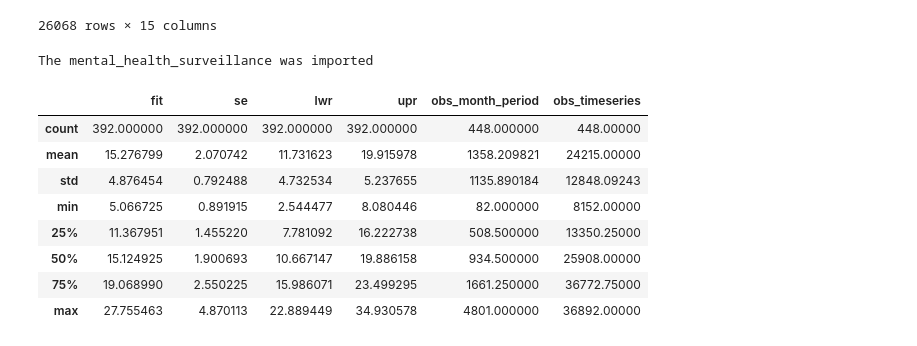
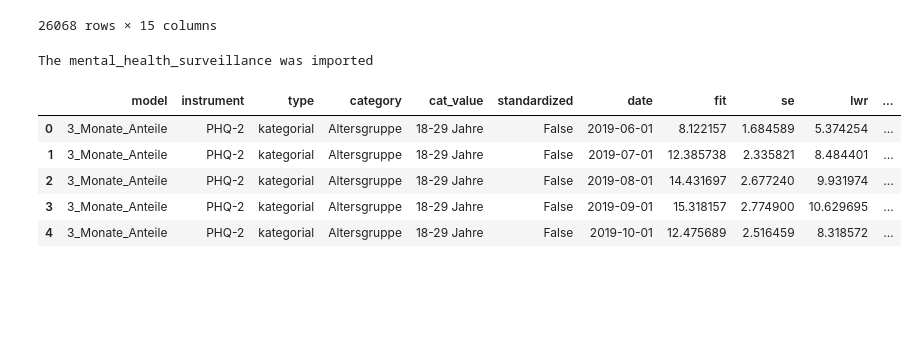
Before and after one commit to marie-nitze/capstone-mental_health, a Jupyter notebook: capstone matti.ipynb, the cells around one changed output. Cells and saved outputs as stored; diff of their text form; code cells hidden in the pictures; blank space fills up the shorter version.

```diff
--- a/capstone matti.ipynb
+++ b/capstone matti.ipynb
@@ -64,14 +124,11 @@ if engine!=None:
 The mental_health_surveillance was imported
 # %%
 df_depression=pd.read_sql_query(sql= f"SELECT * FROM {schema}.mental_health_surveillance mhs WHERE model ='3_Monate_Anteile' AND instrument = 'PHQ-2' AND category = 'Altersgruppe';", con=engine)
-df_depression.describe()
+df_depression.head()
 # %% [output]
-|  | fit | se | lwr | upr | obs_month_period | obs_timeseries |
-| count | 392.000000 | 392.000000 | 392.000000 | 392.000000 | 448.000000 | 448.00000 |
-| mean | 15.276799 | 2.070742 | 11.731623 | 19.915978 | 1358.209821 | 24215.00000 |
-| std | 4.876454 | 0.792488 | 4.732534 | 5.237655 | 1135.890184 | 12848.09243 |
-| min | 5.066725 | 0.891915 | 2.544477 | 8.080446 | 82.000000 | 8152.00000 |
-| 25% | 11.367951 | 1.455220 | 7.781092 | 16.222738 | 508.500000 | 13350.25000 |
-| 50% | 15.124925 | 1.900693 | 10.667147 | 19.886158 | 934.500000 | 25908.00000 |
-| 75% | 19.068990 | 2.550225 | 15.986071 | 23.499295 | 1661.250000 | 36772.75000 |
-| max | 27.755463 | 4.870113 | 22.889449 | 34.930578 | 4801.000000 | 36892.00000 |
+|  | model | instrument | type | category | cat_value | standardized | date | fit | se | lwr | ... |
+| 0 | 3_Monate_Anteile | PHQ-2 | kategorial | Altersgruppe | 18-29 Jahre | False | 2019-06-01 | 8.122157 | 1.684589 | 5.374254 | ... |
+| 1 | 3_Monate_Anteile | PHQ-2 | kategorial | Altersgruppe | 18-29 Jahre | False | 2019-07-01 | 12.385738 | 2.335821 | 8.484401 | ... |
+| 2 | 3_Monate_Anteile | PHQ-2 | kategorial | Altersgruppe | 18-29 Jahre | False | 2019-08-01 | 14.431697 | 2.677240 | 9.931974 | ... |
+| 3 | 3_Monate_Anteile | PHQ-2 | kategorial | Altersgruppe | 18-29 Jahre | False | 2019-09-01 | 15.318157 | 2.774900 | 10.629695 | ... |
+| 4 | 3_Monate_Anteile | PHQ-2 | kategorial | Altersgruppe | 18-29 Jahre | False | 2019-10-01 | 12.475689 | 2.516459 | 8.318572 | ... |
```
Also changed, not shown: parts of 5 cells of this notebook, 1 other file.
